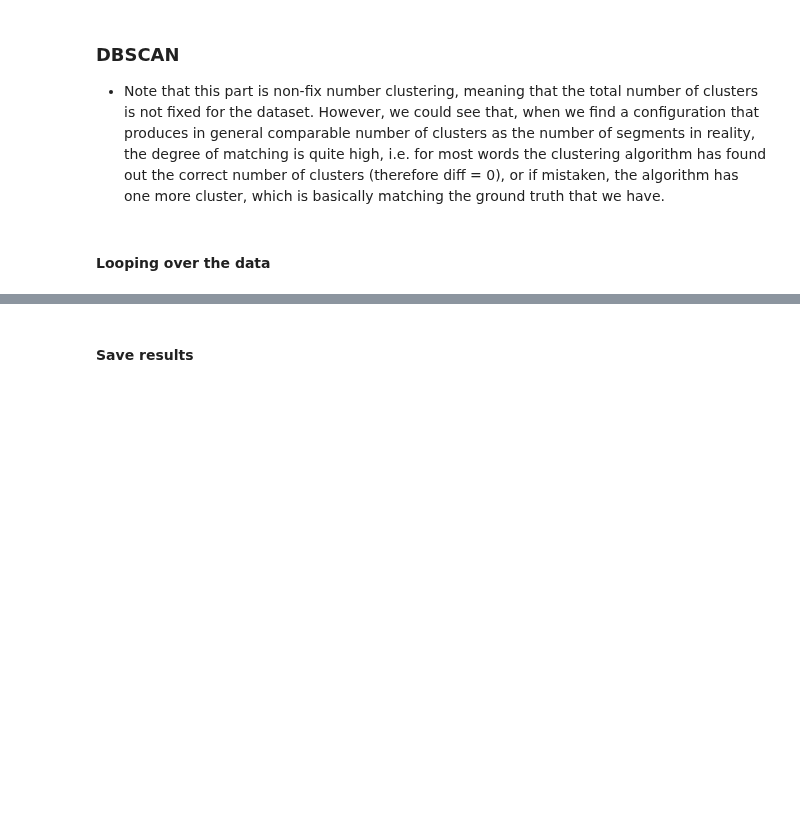
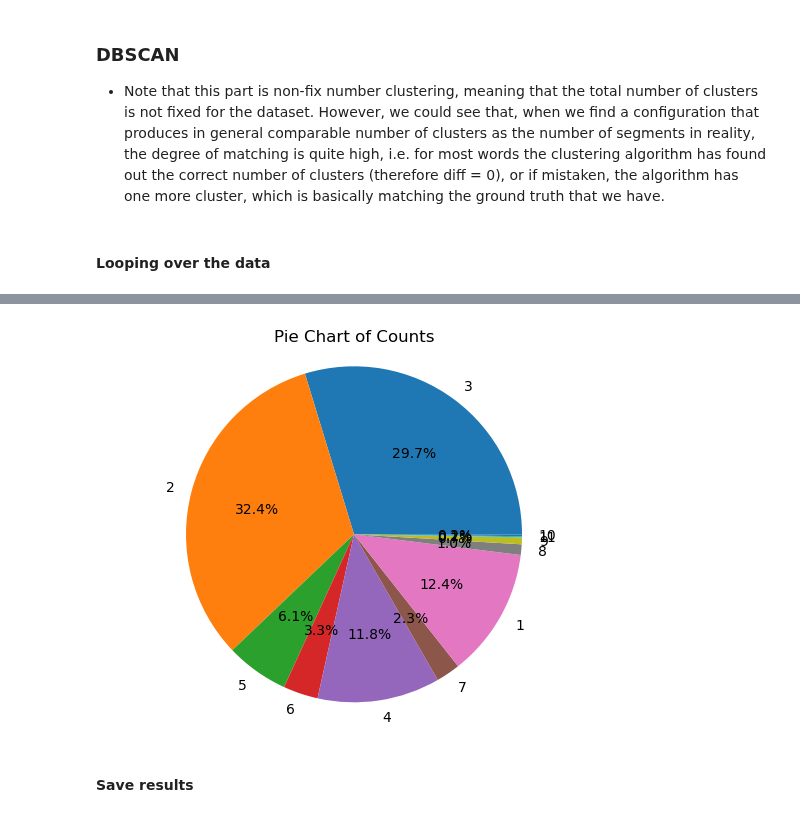
Before and after one commit to Frankalexej/wavln, a Jupyter notebook: SL_D_E_STAT.ipynb, the cells around one changed output, grey strips where cells are left out. Saved outputs shown, nothing was run; the diff lists cells and outputs as text; code cells hidden in the pictures; blank space fills up the shorter version.

```diff
--- a/SL_D_E_STAT.ipynb
+++ b/SL_D_E_STAT.ipynb
@@ -128,3 +148,20 @@ plt.show()
+# %%
+# Use Counter to count the occurrences of each value
+value_counts = Counter(df['Segments'].tolist())
+
+# Extract the values and their counts
+values = list(value_counts.keys())
+counts = list(value_counts.values())
+
+# Create a pie chart
+plt.pie(counts, labels=values, autopct='%1.1f%%')
+plt.title('Pie Chart of Counts')
+plt.axis('equal')  # Equal aspect ratio ensures that pie is drawn as a circle.
+
+# Display the pie chart
+plt.show()
+# %% [output]
+[figure, added]
 # %% [markdown]
 #### Save results
 # %%
```
Also changed, not shown: parts of 15 cells of this notebook, 17 other files.
